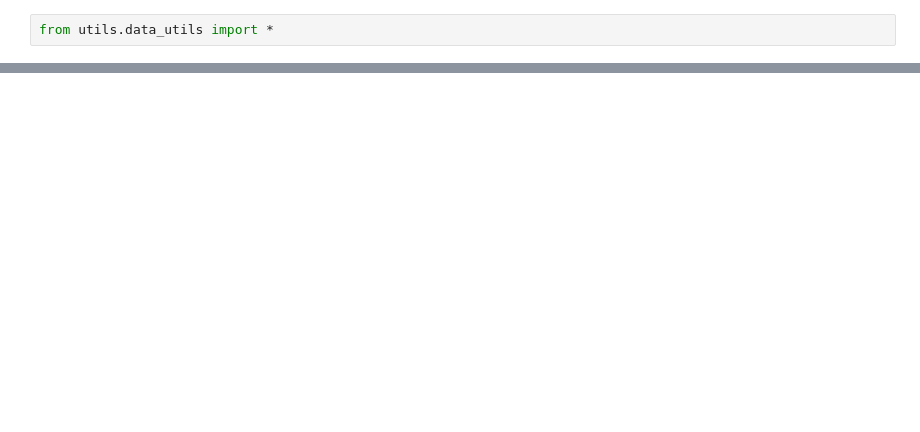
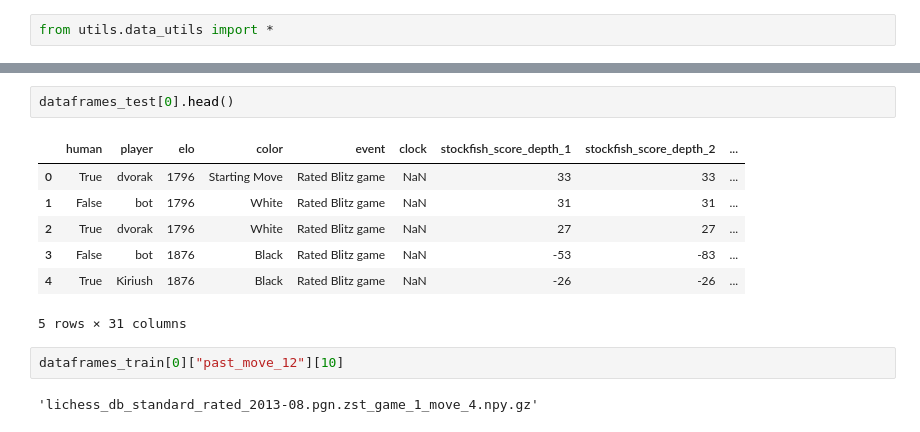
Before and after one commit to MatTheTab/PikeBot, a Jupyter notebook: Data_reading_tutorial.ipynb, the cells around one changed output, grey strips where cells are left out. Saved outputs shown, nothing was run; the diff lists cells and outputs as text; blank space fills up the shorter version.

```diff
--- a/Data_reading_tutorial.ipynb
+++ b/Data_reading_tutorial.ipynb
@@ -30 +38,15 @@ dataframes[0].head()
 5 rows × 31 columns
+# %%
+dataframes_test[0].head()
+# %% [output]
+|  | human | player | elo | color | event | clock | stockfish_score_depth_1 | stockfish_score_depth_2 | ... |
+| 0 | True | dvorak | 1796 | Starting Move | Rated Blitz game | NaN | 33 | 33 | ... |
+| 1 | False | bot | 1796 | White | Rated Blitz game | NaN | 31 | 31 | ... |
+| 2 | True | dvorak | 1796 | White | Rated Blitz game | NaN | 27 | 27 | ... |
+| 3 | False | bot | 1876 | Black | Rated Blitz game | NaN | -53 | -83 | ... |
+| 4 | True | Kiriush | 1876 | Black | Rated Blitz game | NaN | -26 | -26 | ... |
+5 rows × 31 columns
+# %%
+dataframes_train[0]["past_move_12"][10]
+# %% [output]
+'lichess_db_standard_rated_2013-08.pgn.zst_game_1_move_4.npy.gz'
```
Also changed, not shown: parts of 12 cells of this notebook.
